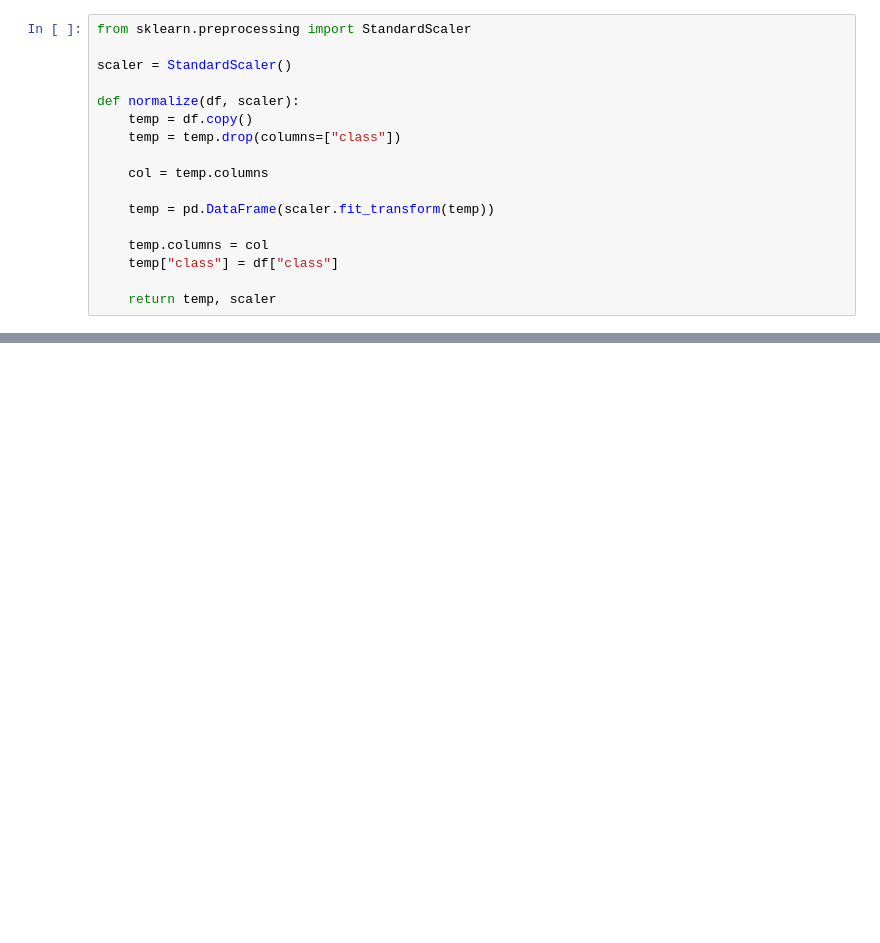
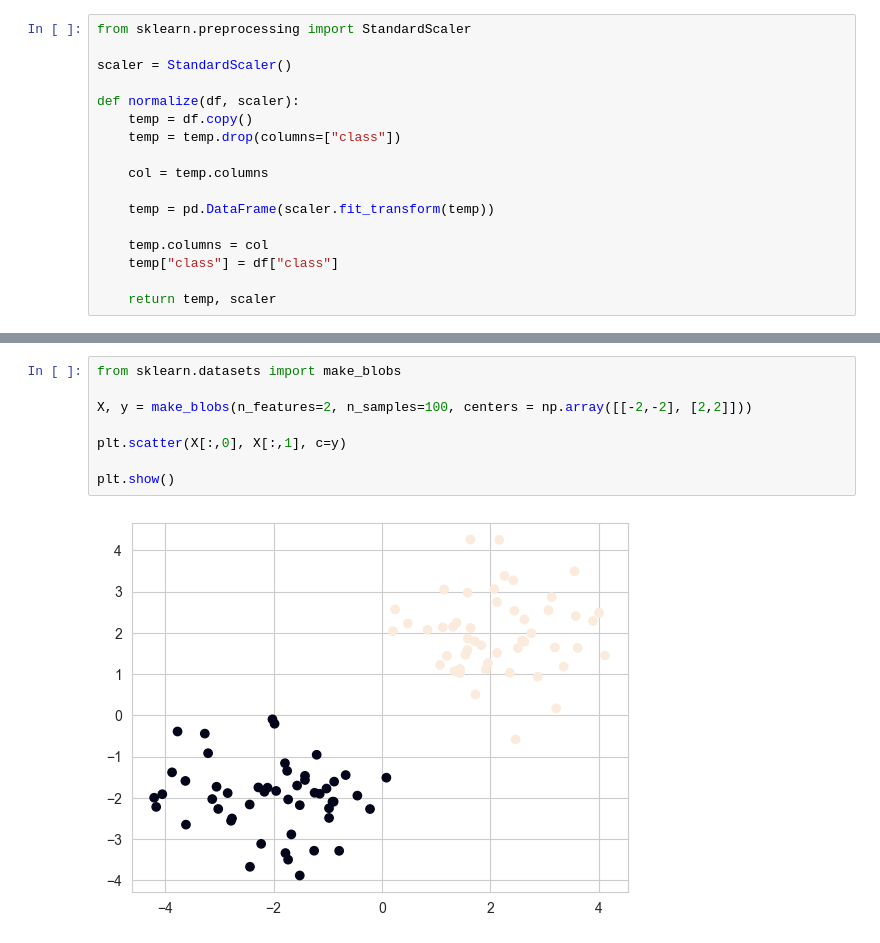
Before and after one commit to jonathanlys01/ML_project, a Jupyter notebook: test.ipynb, the cells around one changed output, grey strips where cells are left out. Saved outputs shown, nothing was run; the diff lists cells and outputs as text; blank space fills up the shorter version.

```diff
--- a/test.ipynb
+++ b/test.ipynb
@@ -192,0 +399,10 @@ dtype: float64
+# %%
+from sklearn.datasets import make_blobs
+
+X, y = make_blobs(n_features=2, n_samples=100, centers = np.array([[-2,-2], [2,2]]))
+
+plt.scatter(X[:,0], X[:,1], c=y)
+
+plt.show()
+# %% [output]
+[figure, added]
```
Also changed, not shown: parts of 18 cells of this notebook, 2 other files.
